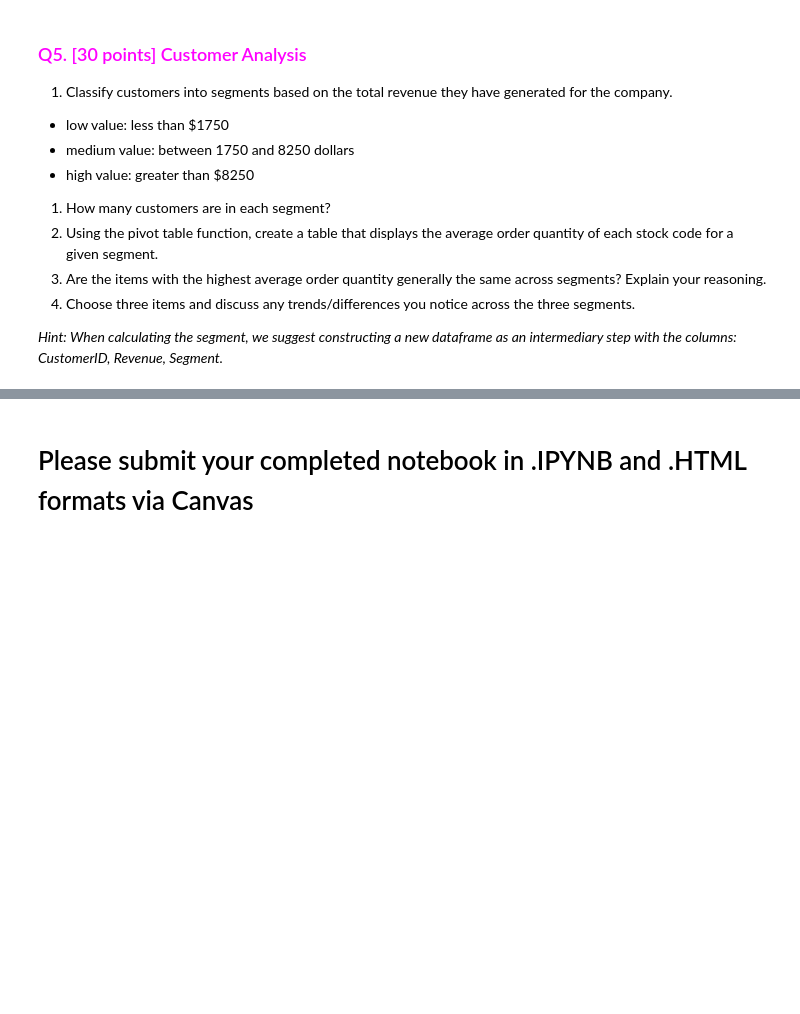
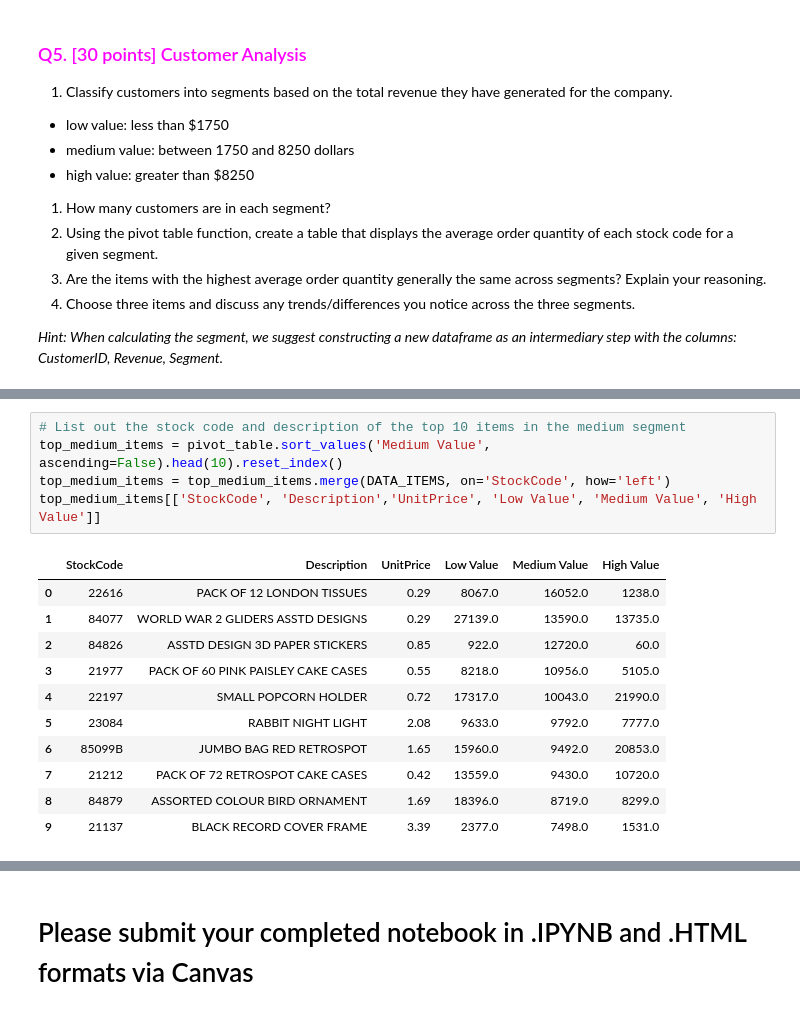
Before and after one commit to NakaFrozn/SI618, a Jupyter notebook: Assignments/SI_618_Homework_02.ipynb, the cells around one changed output, grey strips where cells are left out. Saved outputs shown, nothing was run; the diff lists cells and outputs as text; blank space fills up the shorter version.

```diff
--- a/Assignments/SI_618_Homework_02.ipynb
+++ b/Assignments/SI_618_Homework_02.ipynb
@@ -238,0 +500,17 @@ _Hint: When calculating the segment, we suggest constructing a new dataframe as
+# %%
+# List out the stock code and description of the top 10 items in the medium segment
+top_medium_items = pivot_table.sort_values('Medium Value', ascending=False).head(10).reset_index()
+top_medium_items = top_medium_items.merge(DATA_ITEMS, on='StockCode', how='left')
+top_medium_items[['StockCode', 'Description','UnitPrice', 'Low Value', 'Medium Value', 'High Value']]
+# %% [output]
+|  | StockCode | Description | UnitPrice | Low Value | Medium Value | High Value |
+| 0 | 22616 | PACK OF 12 LONDON TISSUES | 0.29 | 8067.0 | 16052.0 | 1238.0 |
+| 1 | 84077 | WORLD WAR 2 GLIDERS ASSTD DESIGNS | 0.29 | 27139.0 | 13590.0 | 13735.0 |
+| 2 | 84826 | ASSTD DESIGN 3D PAPER STICKERS | 0.85 | 922.0 | 12720.0 | 60.0 |
+| 3 | 21977 | PACK OF 60 PINK PAISLEY CAKE CASES | 0.55 | 8218.0 | 10956.0 | 5105.0 |
+| 4 | 22197 | SMALL POPCORN HOLDER | 0.72 | 17317.0 | 10043.0 | 21990.0 |
+| 5 | 23084 | RABBIT NIGHT LIGHT | 2.08 | 9633.0 | 9792.0 | 7777.0 |
+| 6 | 85099B | JUMBO BAG RED RETROSPOT | 1.65 | 15960.0 | 9492.0 | 20853.0 |
+| 7 | 21212 | PACK OF 72 RETROSPOT CAKE CASES | 0.42 | 13559.0 | 9430.0 | 10720.0 |
+| 8 | 84879 | ASSORTED COLOUR BIRD ORNAMENT | 1.69 | 18396.0 | 8719.0 | 8299.0 |
+| 9 | 21137 | BLACK RECORD COVER FRAME | 3.39 | 2377.0 | 7498.0 | 1531.0 |
```
Also changed, not shown: parts of 42 cells of this notebook.
